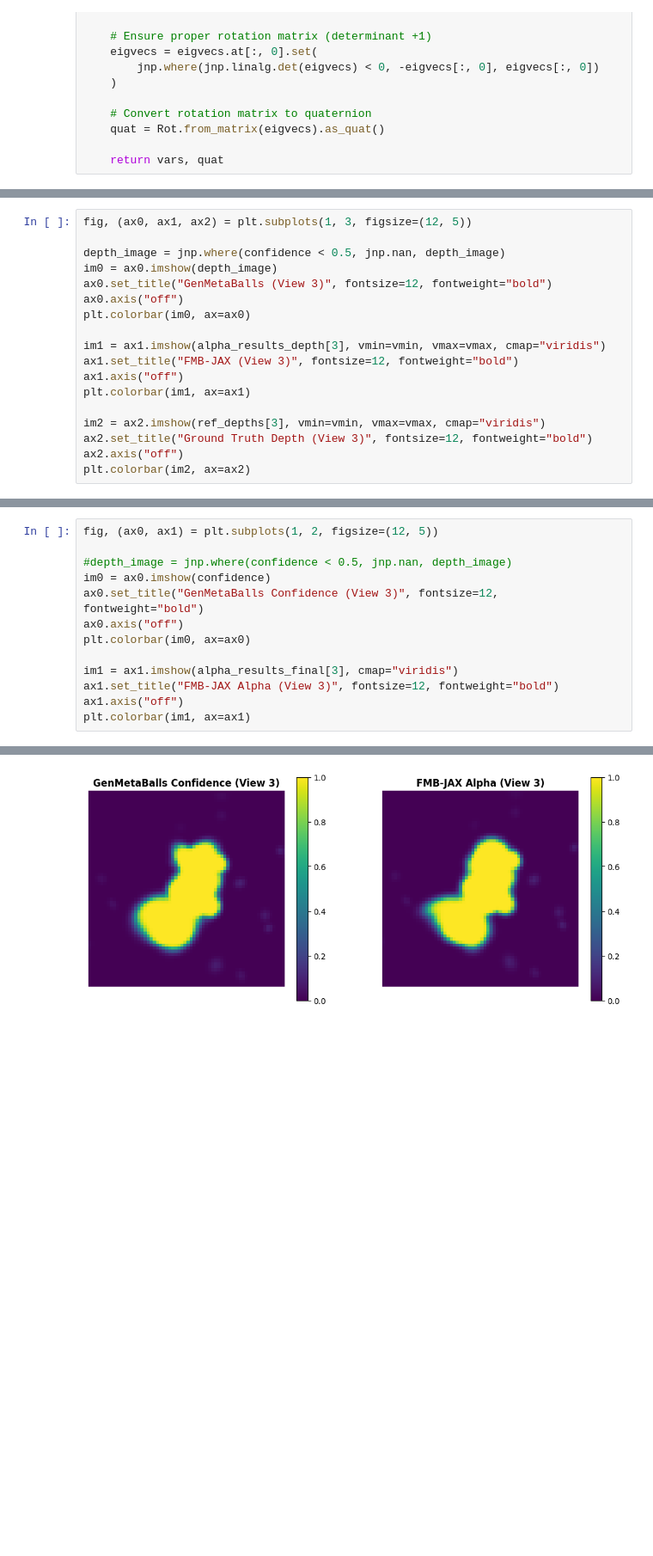
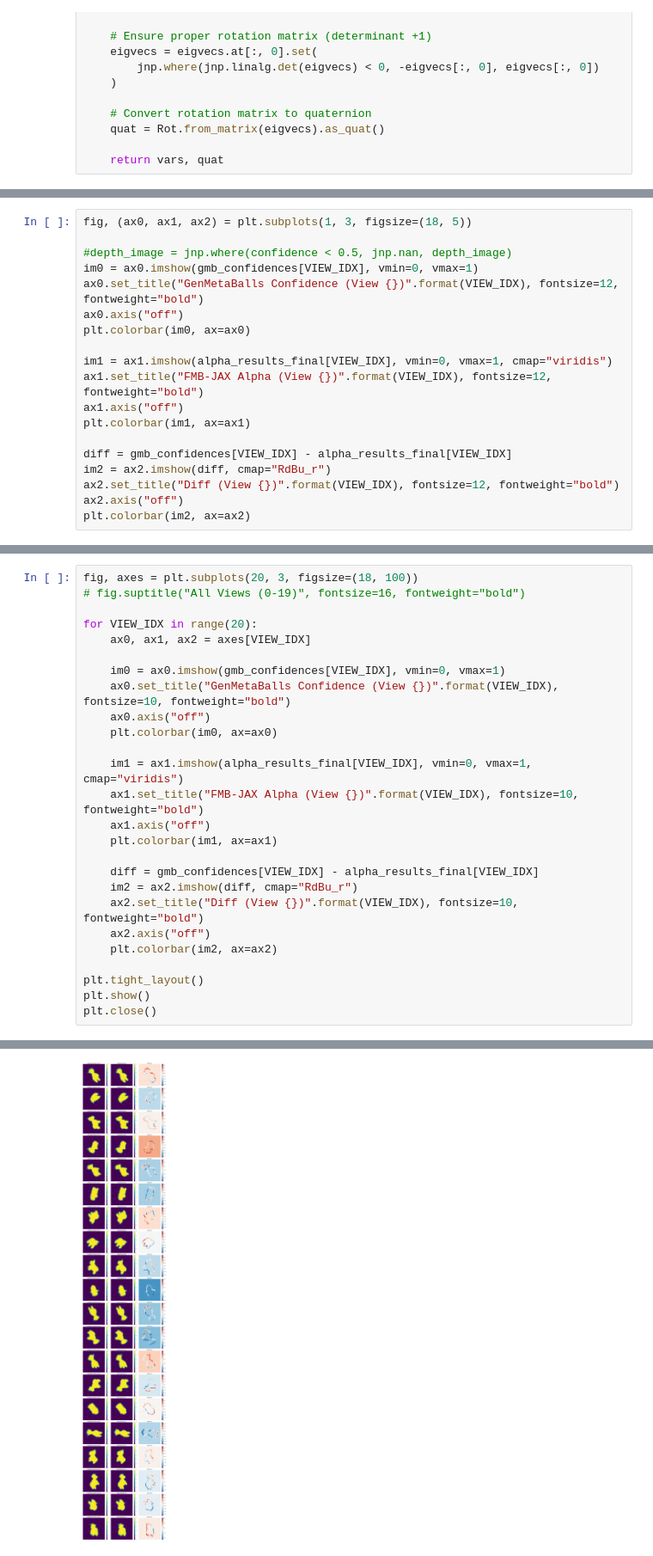
Before and after one commit to probcomp/GenMetaBalls, a Jupyter notebook: notebooks/fuzzy_metaballs_demo.ipynb, the cells around one changed output, grey strips where cells are left out. Shown at 86% size. Saved outputs shown, nothing was run; the diff lists cells and outputs as text; blank space fills up the shorter version.

```diff
--- a/notebooks/fuzzy_metaballs_demo.ipynb
+++ b/notebooks/fuzzy_metaballs_demo.ipynb
@@ -622,19 +663,20 @@ confidence = img_view.confidence.as_jax()
 # %%
-fig, (ax0, ax1, ax2) = plt.subplots(1, 3, figsize=(12, 5))
+fig, (ax0, ax1, ax2) = plt.subplots(1, 3, figsize=(18, 5))
 
-depth_image = jnp.where(confidence < 0.5, jnp.nan, depth_image)
-im0 = ax0.imshow(depth_image)
-ax0.set_title("GenMetaBalls (View 3)", fontsize=12, fontweight="bold")
+#depth_image = jnp.where(confidence < 0.5, jnp.nan, depth_image)
+im0 = ax0.imshow(gmb_confidences[VIEW_IDX], vmin=0, vmax=1)
+ax0.set_title("GenMetaBalls Confidence (View {})".format(VIEW_IDX), fontsize=12, fontweight="bold")
 ax0.axis("off")
 plt.colorbar(im0, ax=ax0)
 
-im1 = ax1.imshow(alpha_results_depth[3], vmin=vmin, vmax=vmax, cmap="viridis")
-ax1.set_title("FMB-JAX (View 3)", fontsize=12, fontweight="bold")
+im1 = ax1.imshow(alpha_results_final[VIEW_IDX], vmin=0, vmax=1, cmap="viridis")
+ax1.set_title("FMB-JAX Alpha (View {})".format(VIEW_IDX), fontsize=12, fontweight="bold")
 ax1.axis("off")
 plt.colorbar(im1, ax=ax1)
 
-im2 = ax2.imshow(ref_depths[3], vmin=vmin, vmax=vmax, cmap="viridis")
-ax2.set_title("Ground Truth Depth (View 3)", fontsize=12, fontweight="bold")
+diff = gmb_confidences[VIEW_IDX] - alpha_results_final[VIEW_IDX]
+im2 = ax2.imshow(diff, cmap="RdBu_r")
+ax2.set_title("Diff (View {})".format(VIEW_IDX), fontsize=12, fontweight="bold")
 ax2.axis("off")
 plt.colorbar(im2, ax=ax2)
 # %% [output]
@@ -643,14 +719,27 @@ plt.colorbar(im2, ax=ax2)
 # %%
-fig, (ax0, ax1) = plt.subplots(1, 2, figsize=(12, 5))
+fig, axes = plt.subplots(20, 3, figsize=(18, 100))
+# fig.suptitle("All Views (0-19)", fontsize=16, fontweight="bold")
 
-#depth_image = jnp.where(confidence < 0.5, jnp.nan, depth_image)
-im0 = ax0.imshow(confidence)
-ax0.set_title("GenMetaBalls Confidence (View 3)", fontsize=12, fontweight="bold")
-ax0.axis("off")
-plt.colorbar(im0, ax=ax0)
+for VIEW_IDX in range(20):
+    ax0, ax1, ax2 = axes[VIEW_IDX]
 
-im1 = ax1.imshow(alpha_results_final[3], cmap="viridis")
-ax1.set_title("FMB-JAX Alpha (View 3)", fontsize=12, fontweight="bold")
-ax1.axis("off")
-plt.colorbar(im1, ax=ax1)
+    im0 = ax0.imshow(gmb_confidences[VIEW_IDX], vmin=0, vmax=1)
+    ax0.set_title("GenMetaBalls Confidence (View {})".format(VIEW_IDX), fontsize=10, fontweight="bold")
+    ax0.axis("off")
+    plt.colorbar(im0, ax=ax0)
+
+    im1 = ax1.imshow(alpha_results_final[VIEW_IDX], vmin=0, vmax=1, cmap="viridis")
+    ax1.set_title("FMB-JAX Alpha (View {})".format(VIEW_IDX), fontsize=10, fontweight="bold")
+    ax1.axis("off")
+    plt.colorbar(im1, ax=ax1)
+
+    diff = gmb_confidences[VIEW_IDX] - alpha_results_final[VIEW_IDX]
+    im2 = ax2.imshow(diff, cmap="RdBu_r")
+    ax2.set_title("Diff (View {})".format(VIEW_IDX), fontsize=10, fontweight="bold")
+    ax2.axis("off")
+    plt.colorbar(im2, ax=ax2)
+
+plt.tight_layout()
+plt.show()
+plt.close()
 # %% [output]
@@ -658 +746 @@ plt.colorbar(im1, ax=ax1)
-[figure, old version]
+[figure, new version]
```
Also changed, not shown: parts of 9 cells of this notebook, 5 other files.
